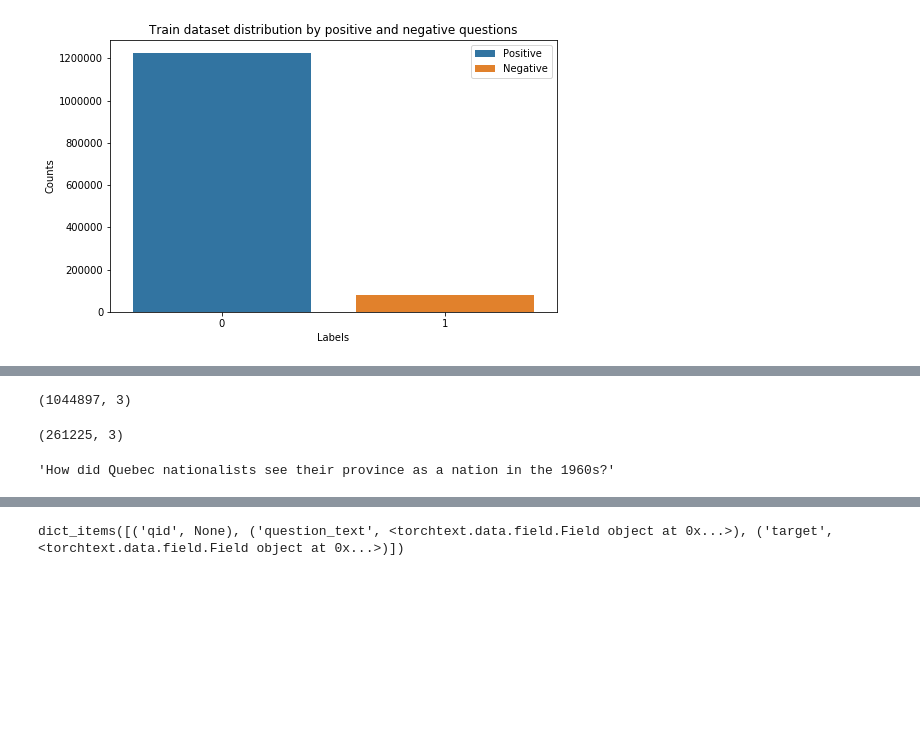
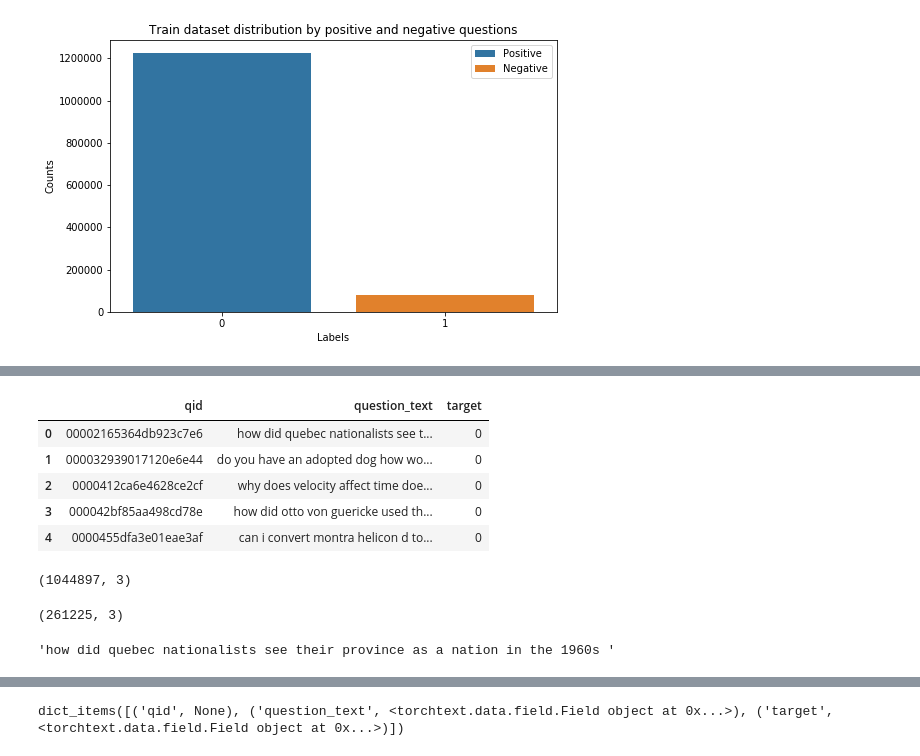
Before and after one commit to oya163/DataScience101, a Jupyter notebook: quora/quora_insincere.ipynb, the cells around one changed output, grey strips where cells are left out. Drawn from its saved outputs; the diff is of its cells as text; code cells hidden in the pictures; blank space fills up the shorter version.

```diff
--- a/quora/quora_insincere.ipynb
+++ b/quora/quora_insincere.ipynb
@@ -98,4 +103,16 @@ plot_dist(train_df)
 # %% [output]
 [figure]
 # %%
-train_df['question_text'] = train_df.question_text.progress_apply(lambda x: re.sub('\n', ' ', x))
+# train_df['question_text'] = train_df.question_text.progress_apply(lambda x: re.sub('\n', ' ', x))
+# %%
+nlp = spacy.load('en',disable=['parser', 'tagger', 'ner'])
+
+def tweet_clean(text):
+    text = text.lower()
+    text = re.sub(r'\n', ' ', text) # remove the line breaker in each question
+    text = re.sub(r'[^A-Za-z0-9]+', ' ', text) # remove non alphanumeric character
+    text = re.sub(r'https?:/\/\S+', ' ', text) # remove links
+    return text
+
+def tokenizer(s):
+    return nlp(tweet_clean(s))
@@ -102,3 +135,14 @@ train_df['question_text'] = train_df.question_text.progress_apply(lambda x: re.s
+# %%
+train_df['question_text'] = train_df.question_text.progress_apply(lambda x: tweet_clean(x))
+# %%
+train_df.head()
+# %% [output]
+|  | qid | question_text | target |
+| 0 | 00002165364db923c7e6 | how did quebec nationalists see t... | 0 |
+| 1 | 000032939017120e6e44 | do you have an adopted dog how wo... | 0 |
+| 2 | 0000412ca6e4628ce2cf | why does velocity affect time doe... | 0 |
+| 3 | 000042bf85aa498cd78e | how did otto von guericke used th... | 0 |
+| 4 | 0000455dfa3e01eae3af | can i convert montra helicon d to... | 0 |
 # %%
 def split_train_test(df, test_size=0.2):
     train, val = train_test_split(df, test_size=test_size,random_state=42)
@@ -117,4 +162,4 @@ valdf.to_csv(data_root/'valdf.csv', index=False)
 # %%
 train_df['question_text'][0]
 # %% [output]
-'How did Quebec nationalists see their province as a nation in the 1960s?'
+'how did quebec nationalists see their province as a nation in the 1960s '
```
Also changed, not shown: parts of 21 cells of this notebook.
